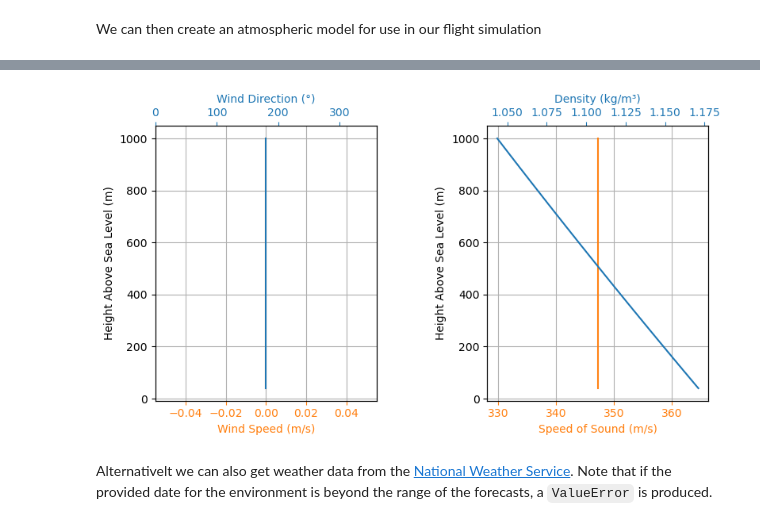
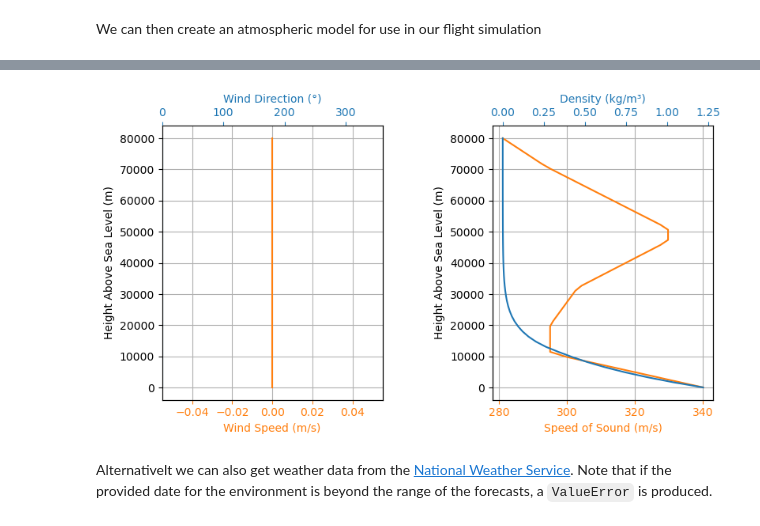
Before and after one commit to Karman-Space-Programme/RocketPy, a Jupyter notebook: KSP RocketPy.ipynb, the cells around one changed output, grey strips where cells are left out. Cells and saved outputs as stored; diff of their text form; code cells hidden in the pictures.

```diff
--- a/KSP RocketPy.ipynb
+++ b/KSP RocketPy.ipynb
@@ -61,11 +56,7 @@ http://maps.google.com/maps?q=55.433159,-5.68027
 We can then create an atmospheric model for use in our flight simulation
 # %%
 Env.setAtmosphericModel(
-    type="CustomAtmosphere",
-    pressure=None,
-    temperature=300,
-    wind_u=0,
-    wind_v=0,
+    type="StandardAtmosphere"
 )
 Env.info()
 # %% [output]
@@ -86,7 +77,7 @@ Surface Speed of Sound: 347.22 m/s
 
 
 Atmospheric Model Plots
-[figure, old version]
+[figure, new version]
 # %% [markdown]
 Alternativelt we can also get weather data from the [National Weather Service](https://nomads.ncep.noaa.gov/). Note that if the provided date for the environment is beyond the range of the forecasts, a `ValueError` is produced.
 # %%
```
Also changed, not shown: parts of 10 cells of this notebook, 1 other file.
